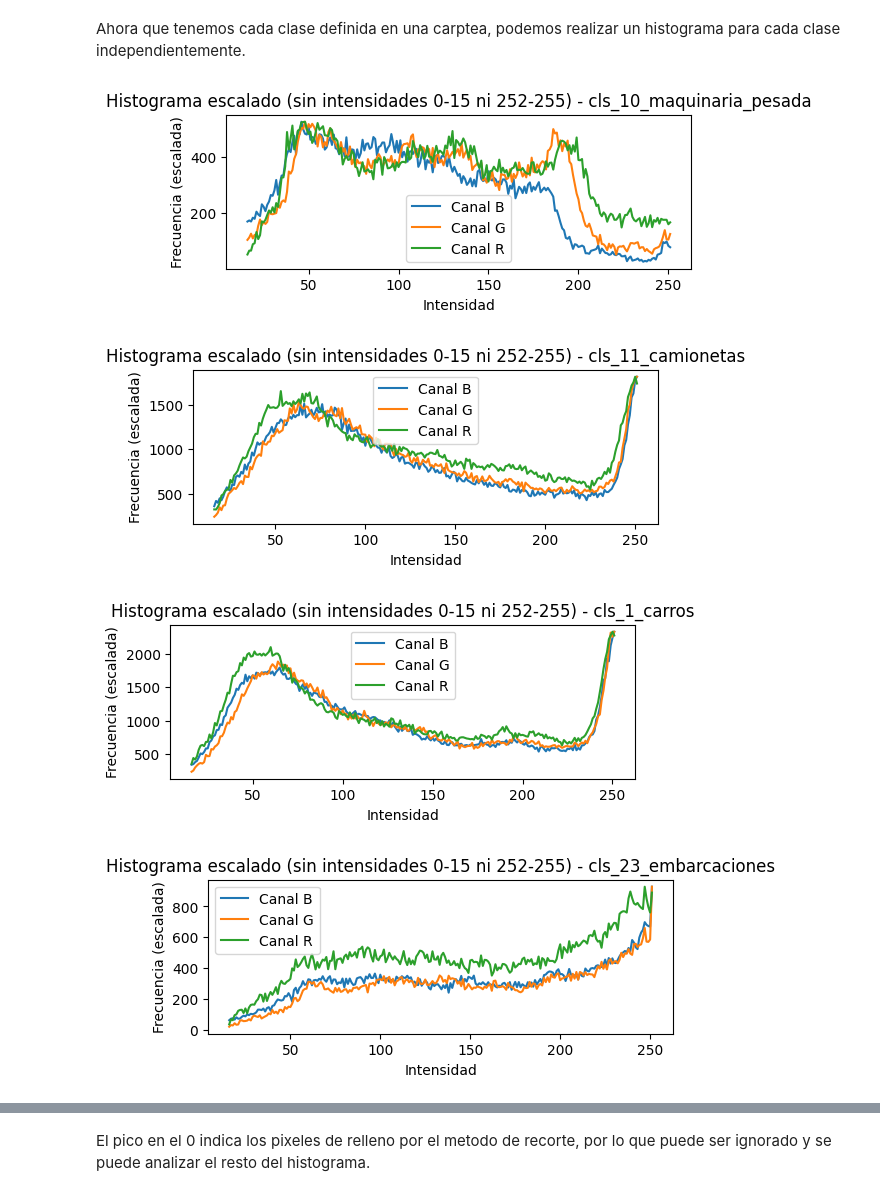
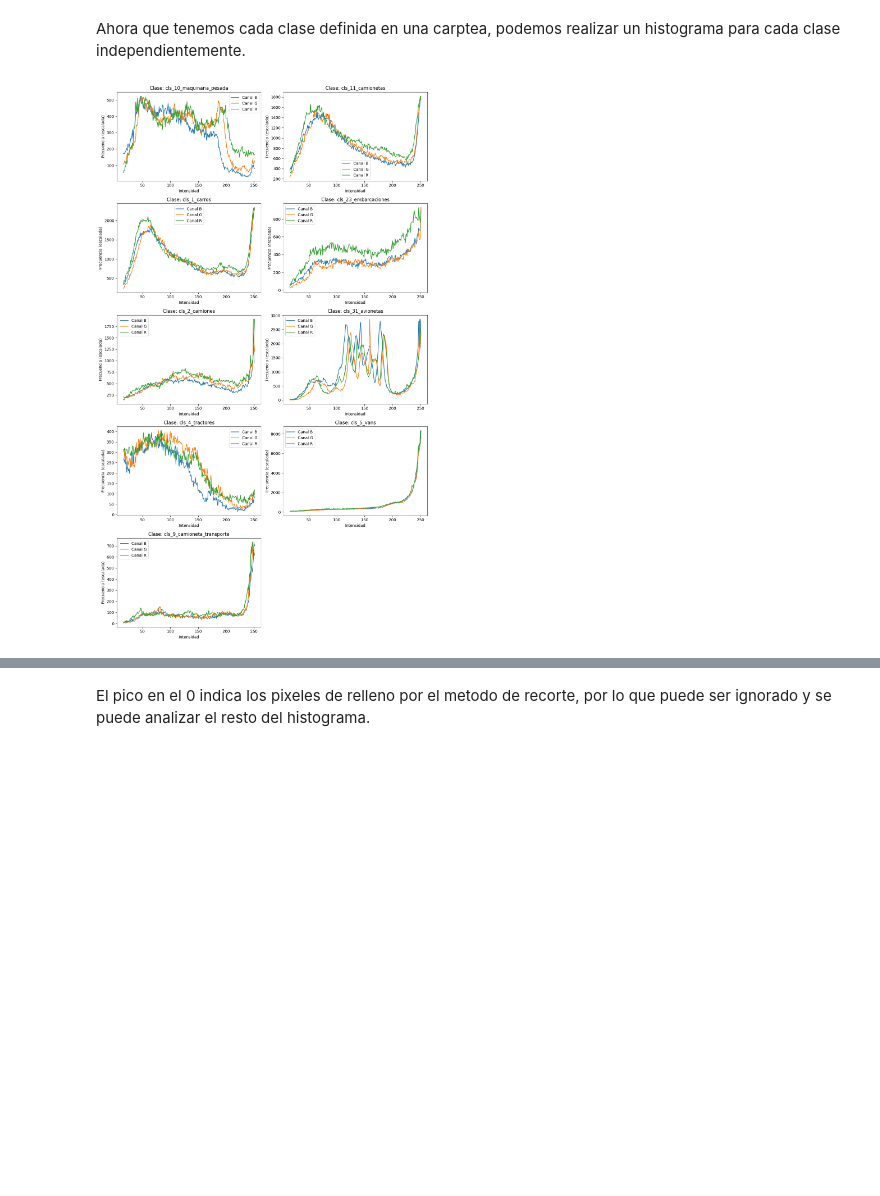
Before and after one commit to JuanAngel4/OT-Detection-of-objets-VIS-NIR-using-ML-in-Colombia, a Jupyter notebook: data_exploration/DataExploration.ipynb, the cells around one changed output, grey strips where cells are left out. Cells and saved outputs as stored; diff of their text form; code cells hidden in the pictures; blank space fills up the shorter version.

```diff
--- a/data_exploration/DataExploration.ipynb
+++ b/data_exploration/DataExploration.ipynb
@@ -243,7 +243,7 @@ plt.show()
 # %%
 
 # Número de pares a procesar
-num_pares = 200
+num_pares = 1000
 
 # Listar imágenes en orden
 imagenes = sorted(os.listdir(carpeta))
@@ -526,10 +483,6 @@ Saltando E:\MACHINE LEARNING\AVANZADO 1\VSFOLDER A1 PROYECT\OT-Detecci-n-de-obje
 # %% [markdown]
 Ahora que tenemos cada clase definida en una carptea, podemos realizar un histograma  para cada clase independientemente.
 # %%
-import os
-import cv2
-import numpy as np
-import matplotlib.pyplot as plt
 
 r_datasets_por_clase = r"E:\MACHINE LEARNING\AVANZADO 1\VSFOLDER A1 PROYECT\OT-Detecci-n-de-objetos-VIS-NIR-ML-Colombia\data_exploration\outputs\output_dataset_por_clases"
 
@@ -553,44 +506,59 @@ def generar_histograma_por_clase(carpeta_clase, nombre_clase):
                 hist[0:16] = 0
                 hist[252:256] = 0
                 histogramas[canal].append(hist)
 
     # Sumar histogramas de todas las imágenes por canal
     hist_totales = {}
     for canal in canales:
         if histogramas[canal]:
             hist_totales[canal] = sum(histogramas[canal])
 
     # Encontrar el segundo valor máximo entre todos los histogramas
     todos_valores = np.concatenate([h.flatten() for h in hist_totales.values()])
     valores_ordenados = np.sort(todos_valores)[::-1]  # descendente
     if len(valores_ordenados) > 1:
         segundo_max = valores_ordenados[1]
     else:
         segundo_max = valores_ordenados[0]  # si solo hay un valor, usarlo
 
-    # Graficar con normalización al segundo máximo
-    plt.figure(figsize=(6, 2))
+    return hist_totales, segundo_max
+
+
+# Recorremos cada carpeta (cada clase) y guardamos resultados
+clases = []
+resultados = {}
+for clase in os.listdir(r_datasets_por_clase):
+    carpeta_clase = os.path.join(r_datasets_por_clase, clase)
+    if os.path.isdir(carpeta_clase):
+        hist_totales, segundo_max = generar_histograma_por_clase(carpeta_clase, clase)
+        if hist_totales:  # guardar solo si tiene datos
+            clases.append(clase)
+            resultados[clase] = (hist_totales, segundo_max)
+
+# ---- Graficar todos en subplots ----
+n_clases = len(clases)
+n_cols = 2  # puedes cambiar a 3 o 4 si quieres más compacto
+n_rows = int(np.ceil(n_clases / n_cols))
+
+plt.figure(figsize=(12, 4 * n_rows))
+
+for idx, clase in enumerate(clases, 1):
+    hist_totales, segundo_max = resultados[clase]
+
+    plt.subplot(n_rows, n_cols, idx)
     for canal, hist_total in hist_totales.items():
         if segundo_max > 0:
             hist_escalado = hist_total * (segundo_max / hist_total.max())
         else:
             hist_escalado = hist_total
-        # Mostrar desde 16 hasta 251
         plt.plot(range(16, 252), hist_escalado[16:252], label=f'Canal {canal}')
 
-    plt.title(f"Histograma escalado (sin intensidades 0-15 ni 252-255) - {nombre_clase}")
+    plt.title(f"Clase: {clase}")
     plt.xlabel("Intensidad")
     plt.ylabel("Frecuencia (escalada)")
     plt.legend()
-    plt.show()
 
-# Recorremos cada carpeta (cada clase)
-for clase in os.listdir(r_datasets_por_clase):
-    carpeta_clase = os.path.join(r_datasets_por_clase, clase)
-    if os.path.isdir(carpeta_clase):
-        generar_histograma_por_clase(carpeta_clase, clase)
+plt.tight_layout()
+plt.show()
 # %% [output]
-[figure, old version]
+[figure, new version]
-[figure, removed]
-[figure, removed]
-[figure, removed]
```
Also changed, not shown: parts of 6 cells of this notebook, 8 other files.
